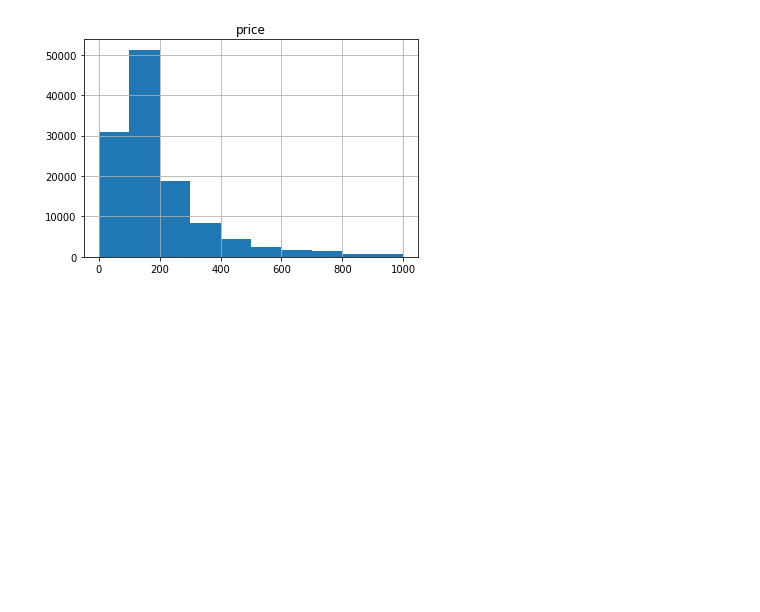
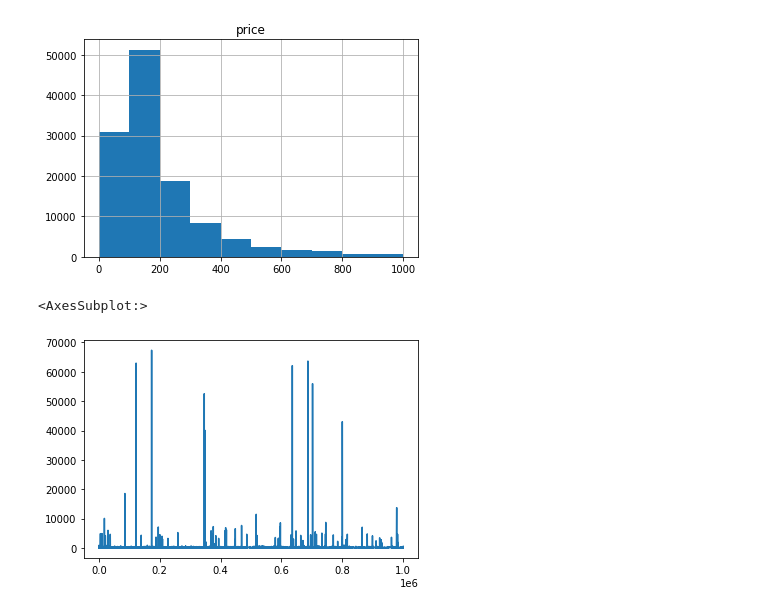
Before and after one commit to crisnicogonzalez/tp-final-isi, a Jupyter notebook: process data.ipynb, the cells around one changed output. Cells and saved outputs as stored; diff of their text form; code cells hidden in the pictures; blank space fills up the shorter version.

```diff
--- a/process data.ipynb
+++ b/process data.ipynb
@@ -56,3 +57,8 @@ df.hist(column='price')
 # %% [output]
 array([[<AxesSubplot:title={'center':'price'}>]], dtype=object)
 [figure]
+# %%
+df['surface_covered'].plot()
+# %% [output]
+<AxesSubplot:>
+[figure, added]
```
Also changed, not shown: parts of 5 cells of this notebook.
